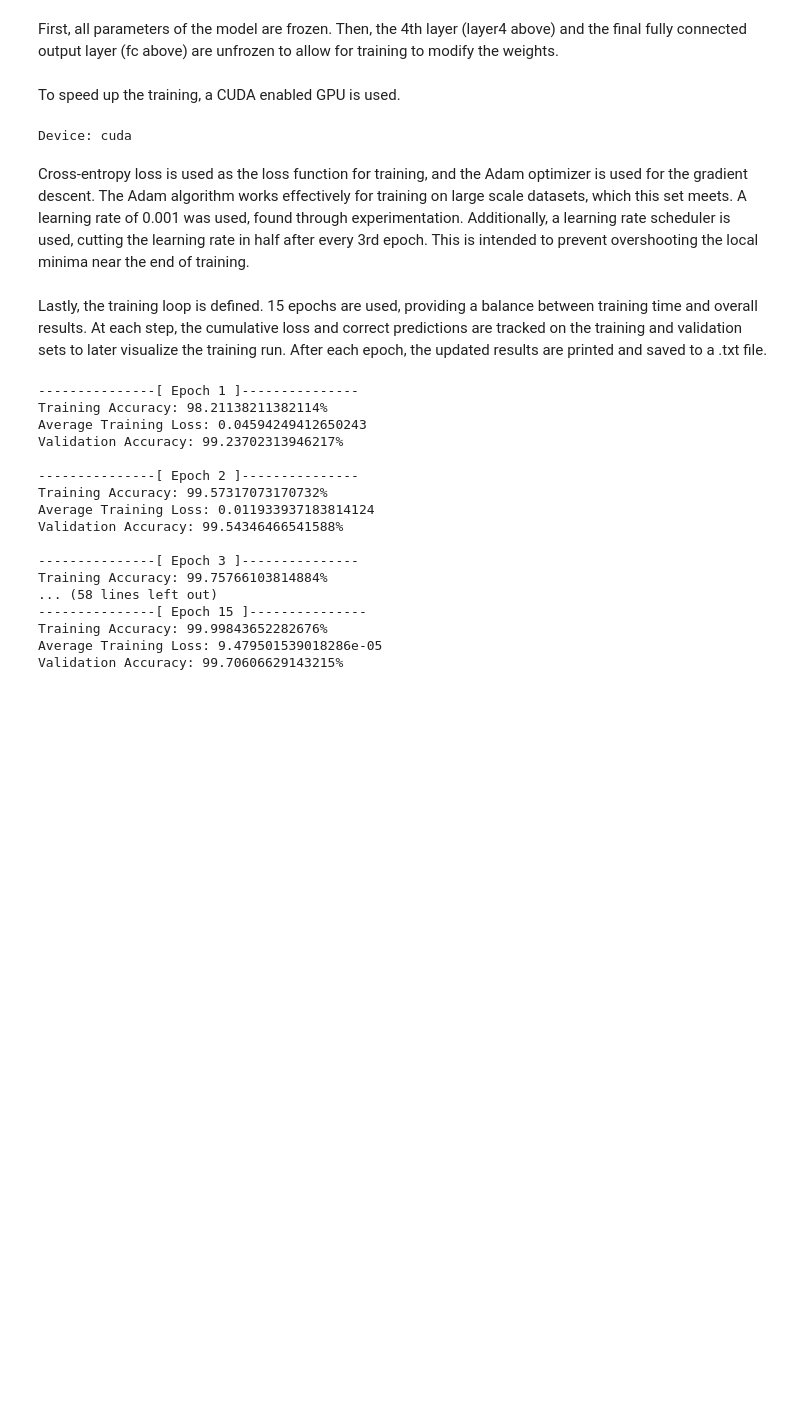
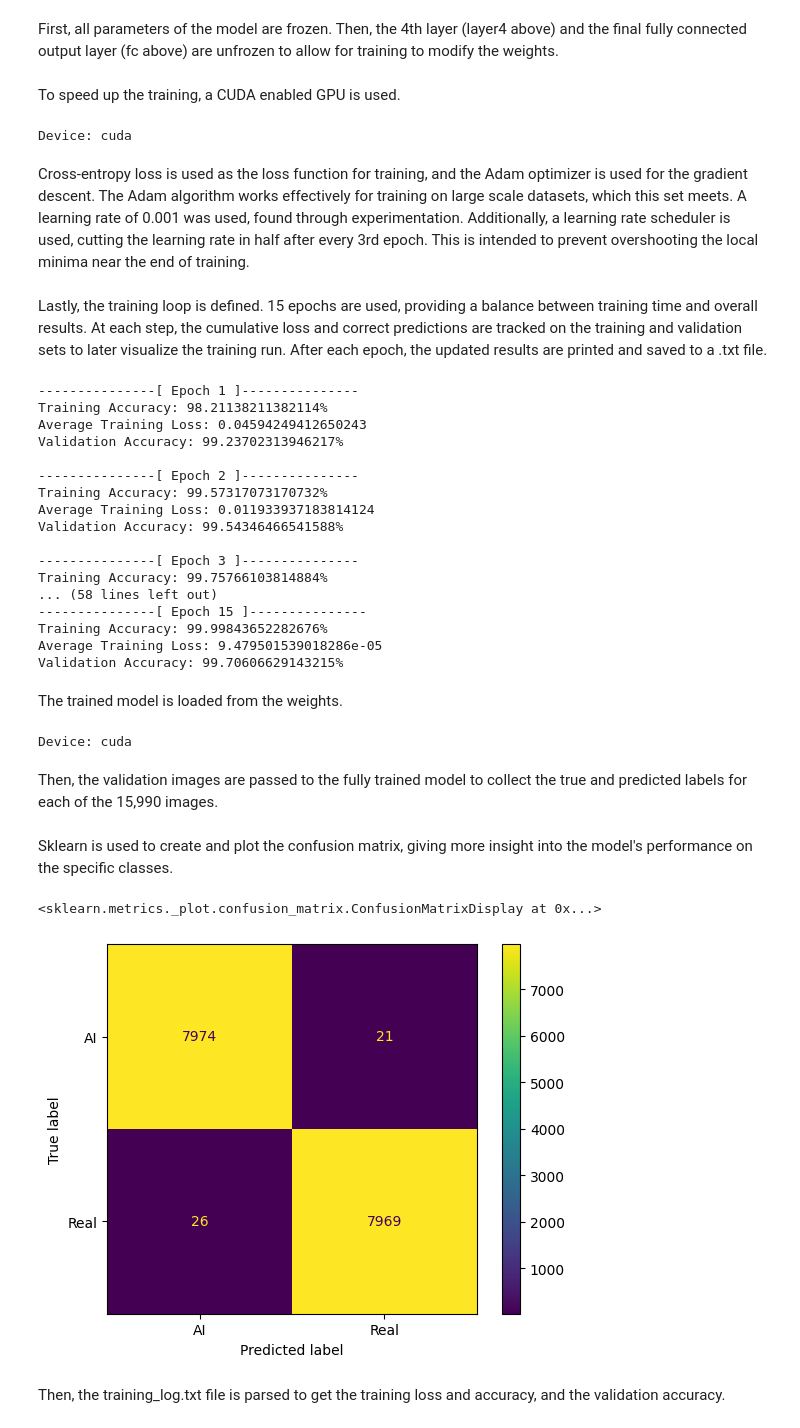
Before and after one commit to pramasahayam/cs_455_final_project, a Jupyter notebook: project.ipynb, the cells around one changed output. Cells and saved outputs as stored; diff of their text form; code cells hidden in the pictures; blank space fills up the shorter version.

Commit message:
added confusion matrix, training/validation plots, rewrote some code for readability

```diff
--- a/project.ipynb
+++ b/project.ipynb
@@ -117,10 +119,10 @@ Label 1 in validation set: 7995
 Following the [PyTorch documentation](https://pytorch.org/tutorials/beginner/basics/data_tutorial.html#creating-a-custom-dataset-for-your-files), a custom image dataset class is created to allow the .csv list of training data to be used with PyTorch.
 # %%
 class CustomImageDataset(Dataset):
-    def __init__(self, dataframe, transform=None, test=False) -> None:
+    def __init__(self, dataframe, category, transform) -> None:
         self.dataframe = dataframe
+        self.category = category
         self.transform = transform
-        self.test = test
 
     def __len__(self) -> int:
         return len(self.dataframe)
@@ -131,11 +133,11 @@ class CustomImageDataset(Dataset):
         if self.transform:
             image = self.transform(image)
 
-        if not self.test:
+        if self.category in {"train", "val"}:
             label = self.dataframe.iloc[idx, 1]
             return image, label
 
-        if self.test:
+        if self.category == "test":
             return image
 
         return None
@@ -208,9 +224,10 @@ scheduler = optim.lr_scheduler.StepLR(optimizer, step_size=3, gamma=0.5)
 # %% [markdown]
 Lastly, the training loop is defined. 15 epochs are used, providing a balance between training time and overall results. At each step, the cumulative loss and correct predictions are tracked on the training and validation sets to later visualize the training run. After each epoch, the updated results are printed and saved to a .txt file.
 # %%
+epochs = 15
 log_file_path = "training_log.txt"
-with Path.open(log_file_path, "a") as log_file:
-    for epoch in range(15):
+with Path.open(log_file_path, "a") as log:
+    for epoch in range(epochs):
         model.train()
         total_loss = 0
         train_correct = 0
@@ -256,8 +273,8 @@ with Path.open(log_file_path, "a") as log_file:
             f"Validation Accuracy: {val_acc}%\n"
         )
         print(output_string)
-        log_file.write(output_string)
-        log_file.flush()
+        log.write(output_string)
+        log.flush()
 
         torch.save(model.state_dict(), "model.pth")
 
@@ -280,3 +297,43 @@ Training Accuracy: 99.75766103814884%
 Training Accuracy: 99.99843652282676%
 Average Training Loss: 9.479501539018286e-05
 Validation Accuracy: 99.70606629143215%
+# %% [markdown]
+The trained model is loaded from the weights.
+# %%
+model = resnet50(weights=ResNet50_Weights.DEFAULT)
+model.fc = nn.Linear(model.fc.in_features, 2)
+model.load_state_dict(torch.load("model.pth"))
+
+device = torch.accelerator.current_accelerator().type if torch.accelerator.is_available() else "cpu"
+model.to(device)
+print(f"Device: {device}")
+# %% [output]
+Device: cuda
+# %% [markdown]
+Then, the validation images are passed to the fully trained model to collect the true and predicted labels for each of the 15,990 images.
+# %%
+model.eval()
+
+true_labels = []
+pred_labels = []
+
+with torch.no_grad():
+    for images, labels in val_loader:
+        images, labels = images.to(device), labels.to(device)
+
+        pred = model(images)
+        _, predicted = torch.max(pred.data, 1)
+
+        true_labels.extend(labels.cpu())
+        pred_labels.extend(predicted.cpu())
+# %% [markdown]
+Sklearn is used to create and plot the confusion matrix, giving more insight into the model's performance on the specific classes.
+# %%
+cm = confusion_matrix(true_labels, pred_labels)
+disp = ConfusionMatrixDisplay(confusion_matrix=cm, display_labels=("AI", "Real"))
+disp.plot()
+# %% [output]
+<sklearn.metrics._plot.confusion_matrix.ConfusionMatrixDisplay at 0x...>
+[figure, added]
+# %% [markdown]
+Then, the training_log.txt file is parsed to get the training loss and accuracy, and the validation accuracy.
```
Also changed, not shown: parts of 6 cells of this notebook.
